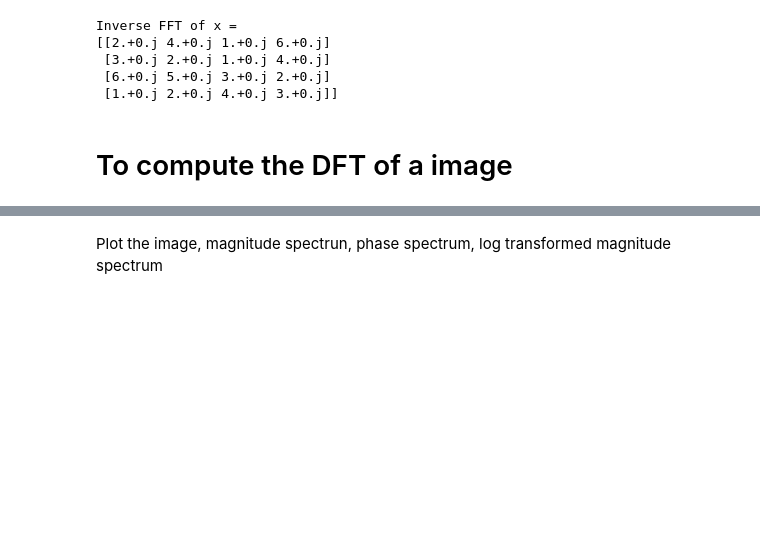
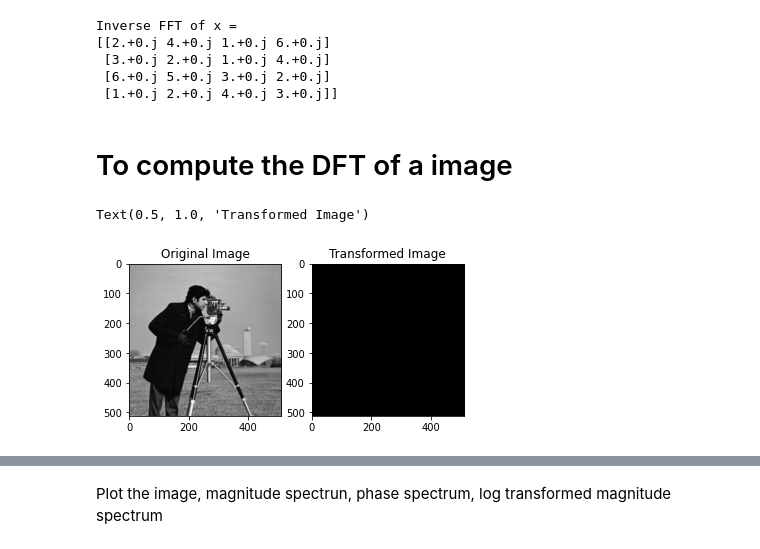
Before and after one commit to ChintzRuparel/Image-Processing, a Jupyter notebook: IP_Expt_8.ipynb, the cells around one changed output, grey strips where cells are left out. Saved outputs shown, nothing was run; the diff lists cells and outputs as text; code cells hidden in the pictures; blank space fills up the shorter version.

```diff
--- a/IP_Expt_8.ipynb
+++ b/IP_Expt_8.ipynb
@@ -90,2 +85,16 @@ Inverse FFT of x =
+# %%
+# Read the image
+img = cv2.imread("cameraman.tif", 0)
+# Compute the FFT
+imgfft = np.fft.fft2(img)
+plt.subplot(121)
+plt.imshow(img, cmap = 'gray')
+plt.title("Original Image")
+plt.subplot(122)
+plt.imshow(np.abs(imgfft), cmap = 'gray')
+plt.title("Transformed Image")
+# %% [output]
+Text(0.5, 1.0, 'Transformed Image')
+[figure, added]
 # %%
 #Shift the origin. Equvalent to multiplying by (-1)^x+y
```
Also changed, not shown: parts of 2 cells of this notebook.
